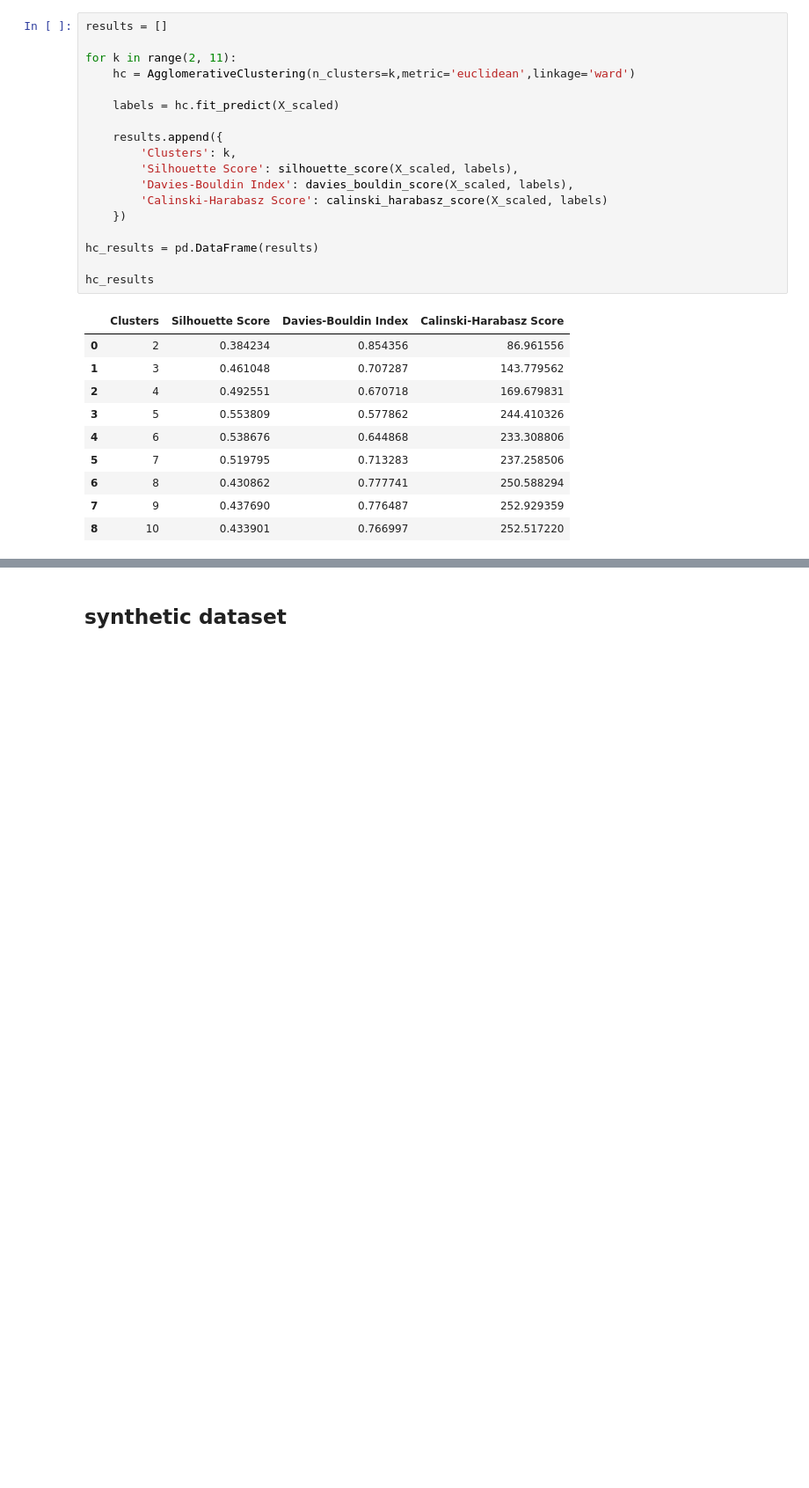
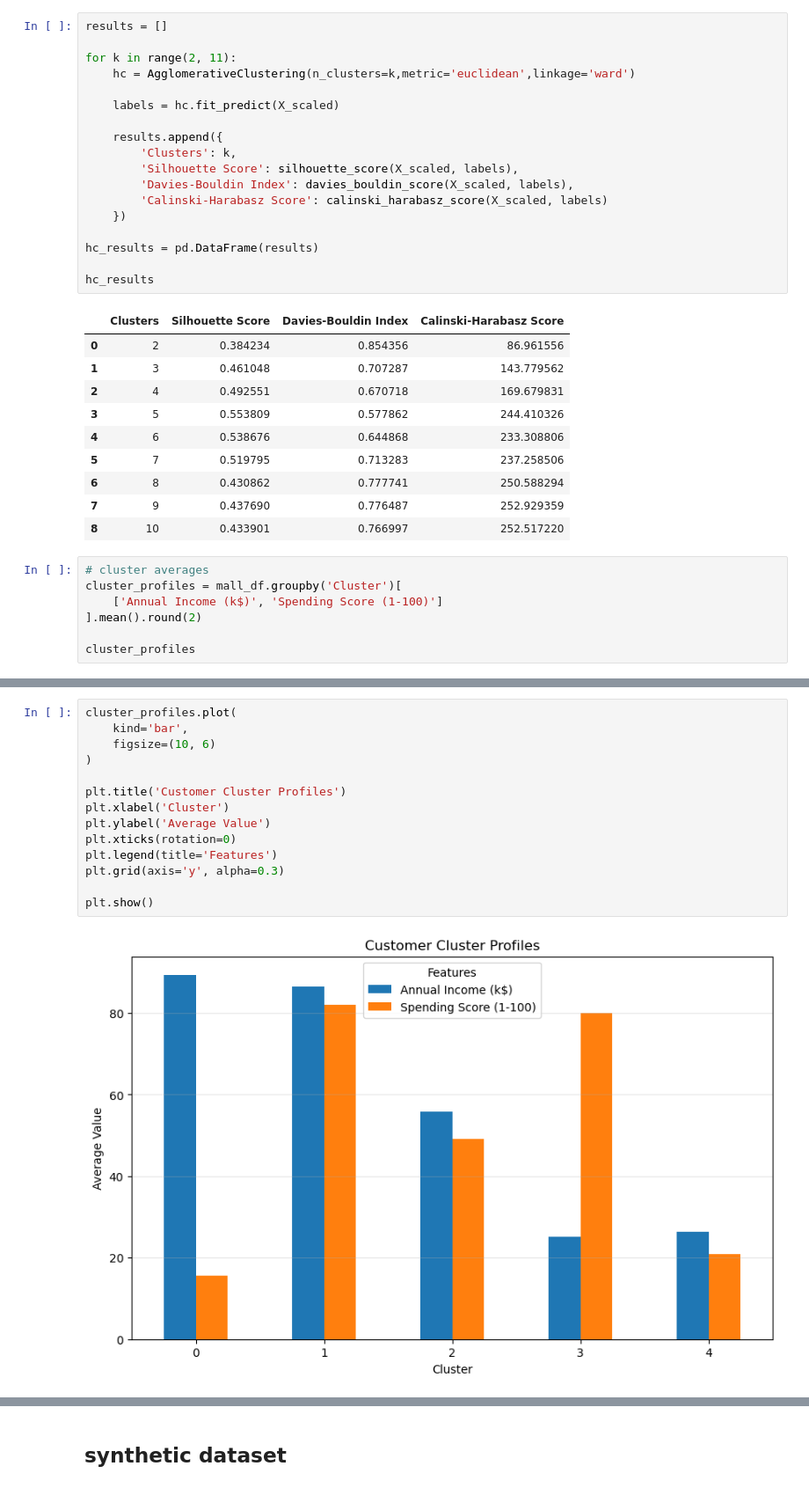
Before and after one commit to Gyrith/Machine-Learning-Models, a Jupyter notebook: Unsupervised Learning/Hierarchical Clustering.ipynb, the cells around one changed output, grey strips where cells are left out. Shown at 88% size. Drawn from its saved outputs; the diff is of its cells as text; blank space fills up the shorter version.

Commit message:
Hierarchical Clustering

```diff
--- a/Unsupervised Learning/Hierarchical Clustering.ipynb
+++ b/Unsupervised Learning/Hierarchical Clustering.ipynb
@@ -289,3 +289,10 @@ hc_results
 | 6 | 8 | 0.430862 | 0.777741 | 250.588294 |
 | 7 | 9 | 0.437690 | 0.776487 | 252.929359 |
 | 8 | 10 | 0.433901 | 0.766997 | 252.517220 |
+# %%
+# cluster averages
+cluster_profiles = mall_df.groupby('Cluster')[
+    ['Annual Income (k$)', 'Spending Score (1-100)']
+].mean().round(2)
+
+cluster_profiles
@@ -291,0 +307,16 @@ hc_results
+# %%
+cluster_profiles.plot(
+    kind='bar',
+    figsize=(10, 6)
+)
+
+plt.title('Customer Cluster Profiles')
+plt.xlabel('Cluster')
+plt.ylabel('Average Value')
+plt.xticks(rotation=0)
+plt.legend(title='Features')
+plt.grid(axis='y', alpha=0.3)
+
+plt.show()
+# %% [output]
+[figure, added]
```
Also changed, not shown: parts of 30 cells of this notebook, 1 other file.
